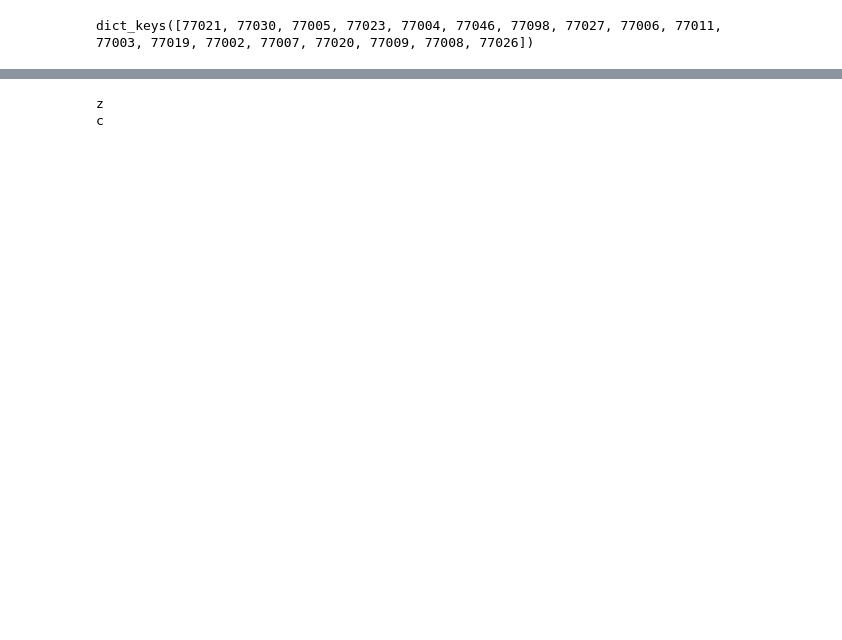
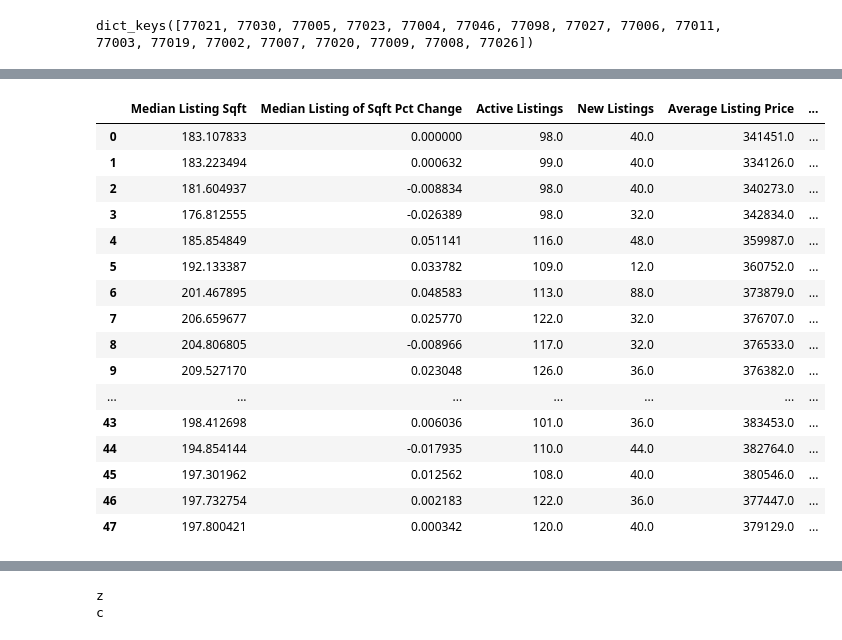
Before and after one commit to dovu93/Real_Estate_Investment_Identifier, a Jupyter notebook: Notebooks/trail&error2_Vu.ipynb, the cells around one changed output, grey strips where cells are left out. Drawn from its saved outputs; the diff is of its cells as text; code cells hidden in the pictures; blank space fills up the shorter version.

```diff
--- a/Notebooks/trail&error2_Vu.ipynb
+++ b/Notebooks/trail&error2_Vu.ipynb
@@ -286,5 +344,5 @@ for i in zip_code:
             'Average Charity Tax' : filtered_charity_tax_df[i],
             'Average Real Estates Tax' : filtered_real_estates_tax_df[i]
             }).corr()
-        np.fill_diagonal(dict_of_frames[i].values, -2)
+        np.fill_diagonal(dict_of_corr[i].values, -2)
 # %%
@@ -294,15 +369,16 @@ dict_keys([77021, 77030, 77005, 77023, 77004, 77046, 77098, 77027, 77006, 77011,
 # %%
-filtered_median_list_sqft_df[77002]
-# filtered_median_list_sqft_df_pct_change[i],
+# filtered_median_list_sqft_df[77021]
+filtered_median_list_sqft_df_pct_change.reset_index(inplace = True)
+# filtered_median_list_sqft_df_pct_change.drop["index"]
 # filtered_active_listings_df[i],
 # filtered_new_listing_df[i],
 # filtered_average_listing_price_df[i],
 # filtered_pending_ratio_df[i],
-# filtered_permits_by_zip[i],
+# filtered_permits_by_zip[77021],
 # filtered_number_of_returns_df[i],
 # filtered_taxable_income_df[i],
 # filtered_income_tax_df[i],
 # filtered_mortgage_tax_df[i],
 # filtered_charity_tax_df[i],
-# filtered_real_estates_tax_df[i]
+# filtered_real_estates_tax_df
 # %% [output]
@@ -325,0 +386,30 @@ Name: 77002, dtype: float64
+# %%
+dict_of_frames = {}
+lr = LinearRegression()
+
+for i in dict_of_corr.keys():
+    if i in filtered_median_list_sqft_df and i in filtered_median_list_sqft_df_pct_change and i in filtered_active_listings_df and i in filtered_new_listing_df and i in filtered_average_listing_price_df and i in filtered_pending_ratio_df and i in filtered_permits_by_zip and i in filtered_number_of_returns_df and i in filtered_taxable_income_df and i in filtered_income_tax_df and i in filtered_mortgage_tax_df and i in filtered_charity_tax_df and i in filtered_real_estates_tax_df:
+        dict_of_frames[i] = pd.DataFrame({
+            'Median Listing Sqft' : filtered_median_list_sqft_df[i],
+            'Median Listing of Sqft Pct Change' : filtered_median_list_sqft_df_pct_change[i],
+            'Active Listings' : filtered_active_listings_df[i],
+            'New Listings' : filtered_new_listing_df[i],
+            'Average Listing Price' : filtered_average_listing_price_df[i],
+            'Pending Ratio' : filtered_pending_ratio_df[i],
+            'Number of Permits' : filtered_permits_by_zip[i],
+            'Number of Tax Returns' : filtered_number_of_returns_df[i],
+            'Average Taxable Income' : filtered_taxable_income_df[i],
+            'Average Income Tax' : filtered_income_tax_df[i],
+            'Average Mortgage Tax' : filtered_mortgage_tax_df[i],
+            'Average Charity Tax' : filtered_charity_tax_df[i],
+            'Average Real Estates Tax' : filtered_real_estates_tax_df[i]
+            })
+    dict_of_frames[i].dropna(inplace=True)
+    max_df = dict_of_corr[i].agg({'Median Listing of Sqft Pct Change' : ['max']})
+    if max_df.values[0][0] == -2:
+        print(f"Data Set Incomplete: Removing {[i]}")
+        #del dict_of_frames[i]
+    else:
+        strong_corr = dict_of_corr[i].index[dict_of_corr[i]['Median Listing of Sqft Pct Change'] == max_df.values[0][0]].tolist()
+        print(f"{strong_corr[0]} {[i]}")
+        lr.fit(dict_of_frames[i][[strong_corr[0]]], dict_of_frames[i]['Median Listing of Sqft Pct Change'])
@@ -325,0 +435,20 @@ Name: 77002, dtype: float64
+# %%
+dict_of_frames[77003]
+# %% [output]
+|  | Median Listing Sqft | Median Listing of Sqft Pct Change | Active Listings | New Listings | Average Listing Price | ... |
+| 0 | 183.107833 | 0.000000 | 98.0 | 40.0 | 341451.0 | ... |
+| 1 | 183.223494 | 0.000632 | 99.0 | 40.0 | 334126.0 | ... |
+| 2 | 181.604937 | -0.008834 | 98.0 | 40.0 | 340273.0 | ... |
+| 3 | 176.812555 | -0.026389 | 98.0 | 32.0 | 342834.0 | ... |
+| 4 | 185.854849 | 0.051141 | 116.0 | 48.0 | 359987.0 | ... |
+| 5 | 192.133387 | 0.033782 | 109.0 | 12.0 | 360752.0 | ... |
+| 6 | 201.467895 | 0.048583 | 113.0 | 88.0 | 373879.0 | ... |
+| 7 | 206.659677 | 0.025770 | 122.0 | 32.0 | 376707.0 | ... |
+| 8 | 204.806805 | -0.008966 | 117.0 | 32.0 | 376533.0 | ... |
+| 9 | 209.527170 | 0.023048 | 126.0 | 36.0 | 376382.0 | ... |
+| ... | ... | ... | ... | ... | ... | ... |
+| 43 | 198.412698 | 0.006036 | 101.0 | 36.0 | 383453.0 | ... |
+| 44 | 194.854144 | -0.017935 | 110.0 | 44.0 | 382764.0 | ... |
+| 45 | 197.301962 | 0.012562 | 108.0 | 40.0 | 380546.0 | ... |
+| 46 | 197.732754 | 0.002183 | 122.0 | 36.0 | 377447.0 | ... |
+| 47 | 197.800421 | 0.000342 | 120.0 | 40.0 | 379129.0 | ... |
```
Also changed, not shown: parts of 22 cells of this notebook, 1 other file.
